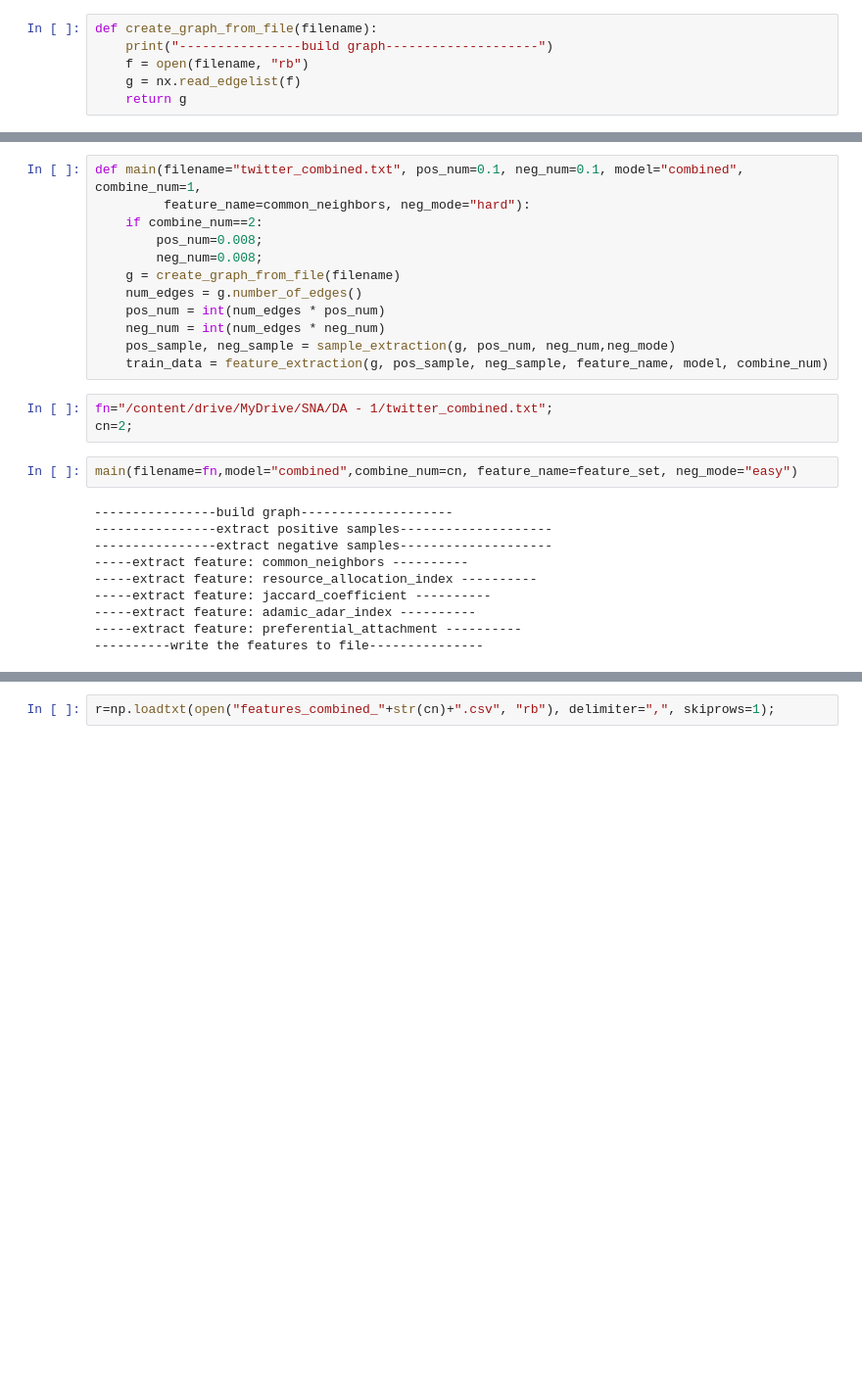
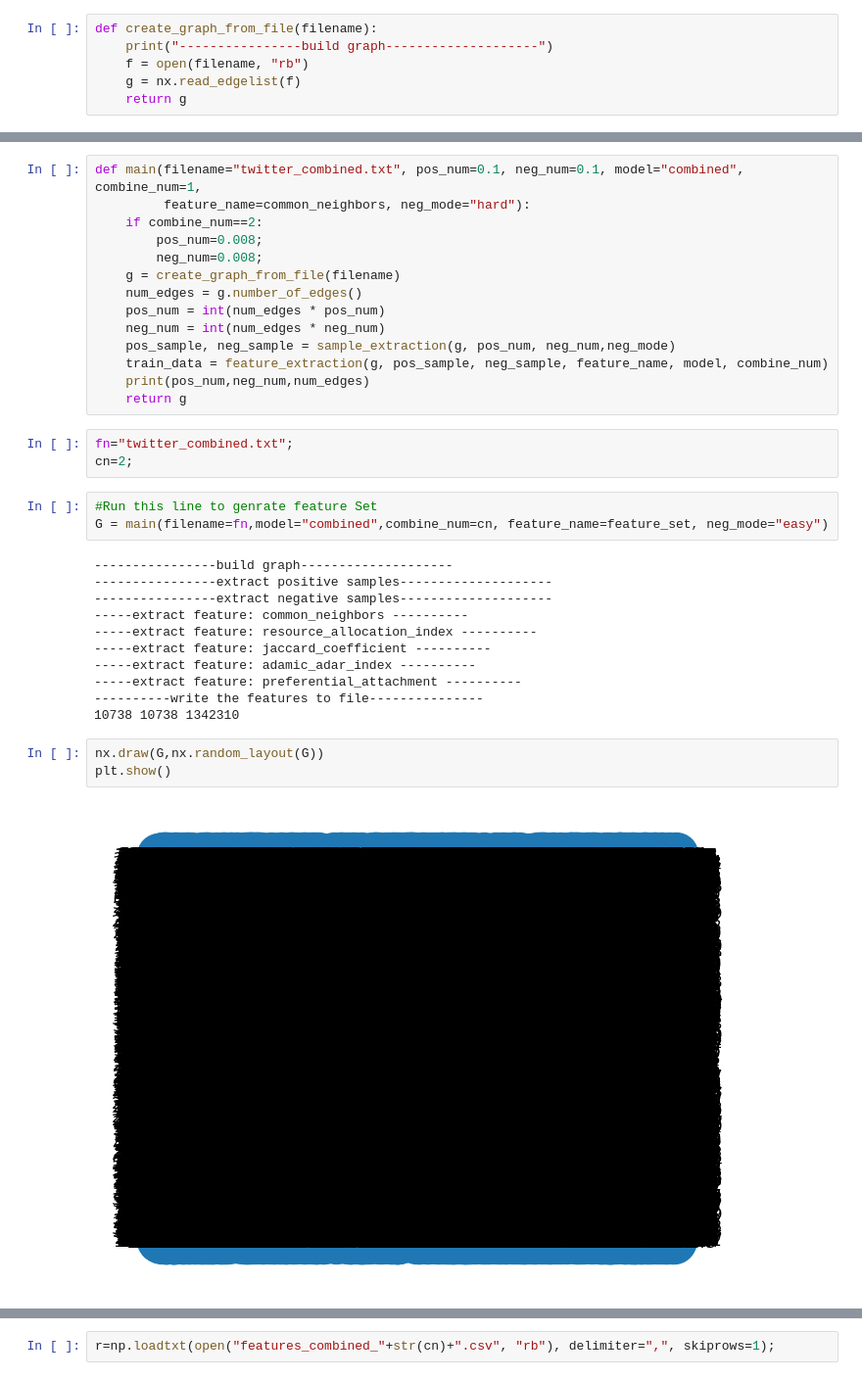
Before and after one commit to yugeyugi/Friend-Recommendation-Network, a Jupyter notebook: Friend_recommendation_network.ipynb, the cells around one changed output, grey strips where cells are left out. Shown at 98% size. Cells and saved outputs as stored; diff of their text form; blank space fills up the shorter version.

```diff
--- a/Friend_recommendation_network.ipynb
+++ b/Friend_recommendation_network.ipynb
@@ -203,11 +207,14 @@ def main(filename="twitter_combined.txt", pos_num=0.1, neg_num=0.1, model="combi
     neg_num = int(num_edges * neg_num)
     pos_sample, neg_sample = sample_extraction(g, pos_num, neg_num,neg_mode)
     train_data = feature_extraction(g, pos_sample, neg_sample, feature_name, model, combine_num)
+    print(pos_num,neg_num,num_edges)
+    return g
 # %%
-fn="/content/drive/MyDrive/SNA/DA - 1/twitter_combined.txt";
+fn="twitter_combined.txt";
 cn=2;
 # %%
-main(filename=fn,model="combined",combine_num=cn, feature_name=feature_set, neg_mode="easy")
+#Run this line to genrate feature Set
+G = main(filename=fn,model="combined",combine_num=cn, feature_name=feature_set, neg_mode="easy")
 # %% [output]
 ----------------build graph--------------------
 ----------------extract positive samples--------------------
@@ -218,3 +225,9 @@ main(filename=fn,model="combined",combine_num=cn, feature_name=feature_set, neg_
 -----extract feature: adamic_adar_index ----------
 -----extract feature: preferential_attachment ----------
 ----------write the features to file---------------
+10738 10738 1342310
+# %%
+nx.draw(G,nx.random_layout(G))
+plt.show()
+# %% [output]
+[figure, added]
```
Also changed, not shown: parts of 20 cells of this notebook.
